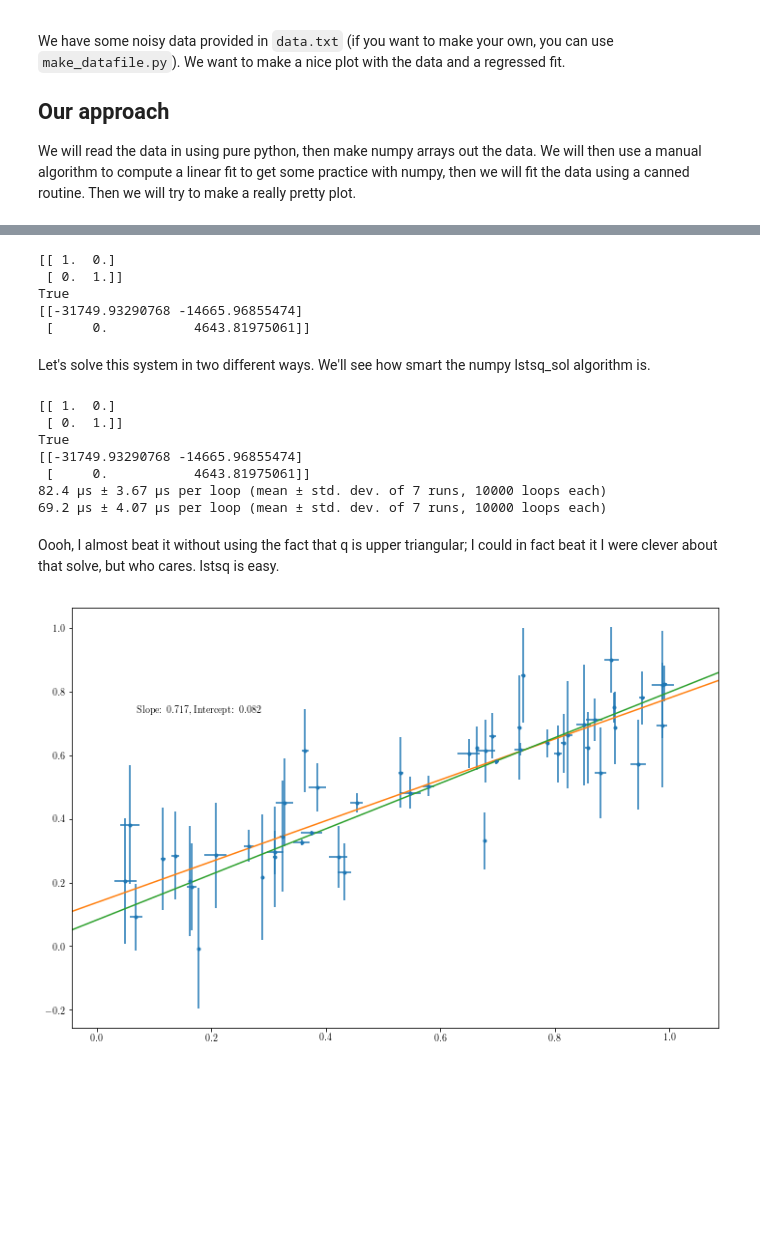
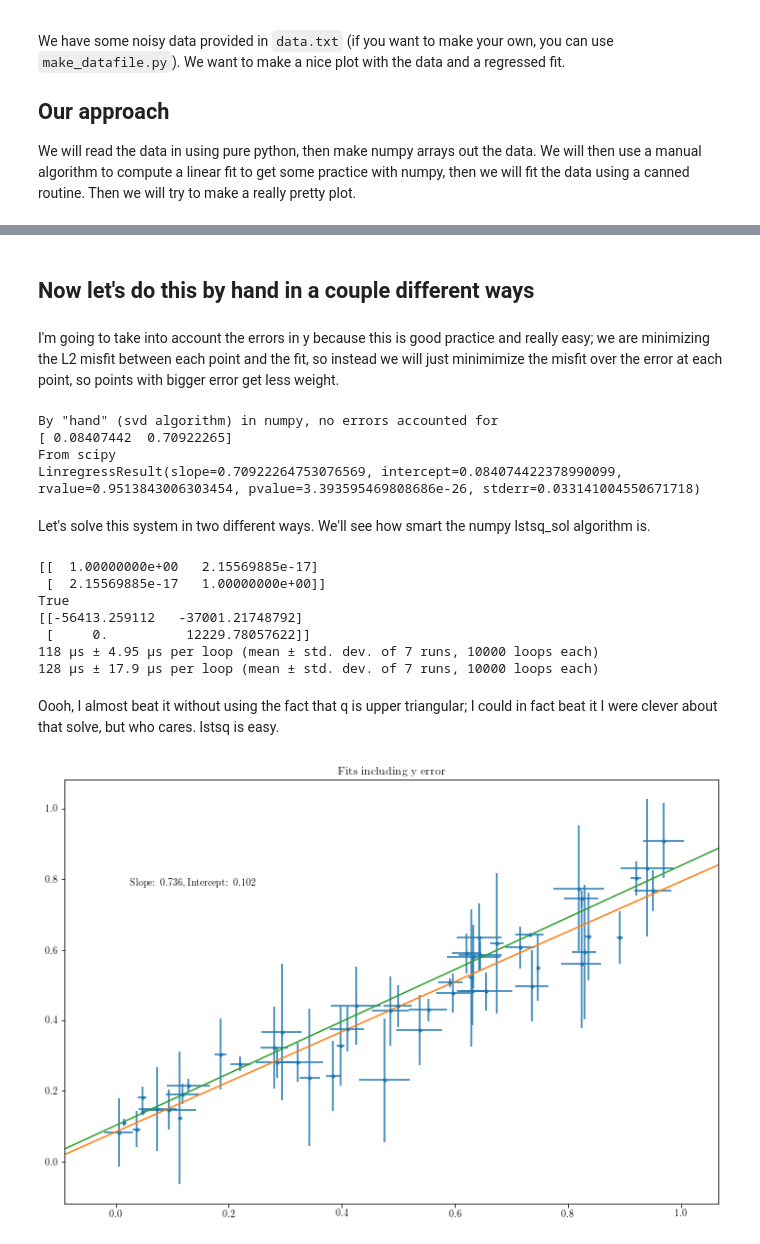
Before and after one commit to dlilien/pybb, a Jupyter notebook: notebooks/numpy and scipy.ipynb, the cells around one changed output, grey strips where cells are left out. Drawn from its saved outputs; the diff is of its cells as text; code cells hidden in the pictures; blank space fills up the shorter version.

Commit message:
Finished up the plotting example
Redid the random data a couple times so it illustrates the point well.
Incorporated x error so that we can demonstrate transparency with the
confidence interval.

```diff
--- a/notebooks/numpy and scipy.ipynb
+++ b/notebooks/numpy and scipy.ipynb
@@ -108,7 +124,7 @@ We have some noisy data provided in `data.txt` (if you want to make your own, yo
 We will read the data in using pure python, then make numpy arrays out the data. We will then use a manual algorithm to compute a linear fit to get some practice with numpy, then we will fit the data using a canned routine. Then we will try to make a really pretty plot.
 # %%
 # Read in the noisy data
-with open('data.txt', 'r') as fin:
+with open('../data/data.txt', 'r') as fin:
     lines = fin.readlines()
 
 lines = [line.rstrip('\n\r').split(' ') for line in lines]
@@ -145,18 +178,28 @@ fig.show()
+# %% [markdown]
+## Now let's do this by hand in a couple different ways
+# %% [markdown]
+I'm going to take into account the errors in y because this is good practice and really easy; we are minimizing the L2 misfit between each point and the fit, so instead we will just minimimize the misfit over the error at each point, so points with bigger error get less weight.
 # %%
 # Construct a matrix to solve by hand
 a = np.ones(data[:, :2].shape)
 a[:, 1] = data[:, 0]
 
+# look, this works with numpy
+
+print('By "hand" (svd algorithm) in numpy, no errors accounted for')
+print(np.linalg.lstsq(a, data[:, 1])[0])
+print('From scipy')
+print(fit_info)
+
 # like good mathematicians, we will scale each row of the equations by our error (squared since we minimize the L2 norm)
 y_err_sqr = data[:, 3] ** 2.0
 scaled_a = a / np.repeat(np.atleast_2d(y_err_sqr), 2, axis=0).T
 scaled_obs = data[:, 1] / y_err_sqr
 # %% [output]
-[[ 1.  0.]
- [ 0.  1.]]
-True
-[[-31749.93290768 -14665.96855474]
- [     0.           4643.81975061]]
+By "hand" (svd algorithm) in numpy, no errors accounted for
+[ 0.08407442  0.70922265]
+From scipy
+LinregressResult(slope=0.70922264753076569, intercept=0.084074422378990099, rvalue=0.9513843006303454, pvalue=3.393595469808686e-26, stderr=0.033141004550671718)
 # %% [markdown]
 Let's solve this system in two different ways. We'll see how smart the numpy lstsq_sol algorithm is.
 # %%
@@ -169,25 +212,29 @@ print(r)
 
 %timeit q, r = np.linalg.qr(scaled_a); lstsq_sol = np.linalg.solve(r, np.dot(q.T, scaled_obs))
 %timeit lstsq_sol, _, _, _ = np.linalg.lstsq(scaled_a, scaled_obs)
+
+q, r = np.linalg.qr(scaled_a); lstsq_sol = np.linalg.solve(r, np.dot(q.T, scaled_obs))
+lstsq_sol, _, _, _ = np.linalg.lstsq(scaled_a, scaled_obs)
 # %% [output]
-[[ 1.  0.]
- [ 0.  1.]]
+[[  1.00000000e+00   2.15569885e-17]
+ [  2.15569885e-17   1.00000000e+00]]
 True
-[[-31749.93290768 -14665.96855474]
- [     0.           4643.81975061]]
-82.4 µs ± 3.67 µs per loop (mean ± std. dev. of 7 runs, 10000 loops each)
-69.2 µs ± 4.07 µs per loop (mean ± std. dev. of 7 runs, 10000 loops each)
+[[-56413.259112   -37001.21748792]
+ [     0.          12229.78057622]]
+118 µs ± 4.95 µs per loop (mean ± std. dev. of 7 runs, 10000 loops each)
+128 µs ± 17.9 µs per loop (mean ± std. dev. of 7 runs, 10000 loops each)
 # %% [markdown]
 Oooh, I almost beat it without using the fact that q is upper triangular; I could in fact beat it I were clever about that solve, but who cares. lstsq is easy.
 # %%
 fig, ax = plt.subplots(figsize=(12, 8))
 ax.errorbar(data[:, 0], data[:, 1], linestyle='none', marker='.', xerr=data[:, 2], yerr=data[:, 3])
 xmin, xmax = np.min(data[:, 0]), np.max(data[:, 0])
 fit_x = np.linspace(xmin - (xmax - xmin) / 10., xmax + (xmax - xmin) / 10., 50)
 ax.plot(fit_x, fit_x * fit_info.slope + fit_info.intercept)
 ax.plot(fit_x, fit_x * lstsq_sol[1] + lstsq_sol[0])
 ax.set_xlim(fit_x[0], fit_x[-1])
 ax.text(0.1, 0.75, 'Slope: {:1.3f}, Intercept: {:1.3f}'.format(lstsq_sol[1], lstsq_sol[0]), transform=ax.transAxes)
+ax.set_title('Fits including y error')
 fig.show()
 # %% [output]
-[figure, old version]
+[figure, new version]
```
Also changed, not shown: parts of 20 cells of this notebook, 4 other files.
